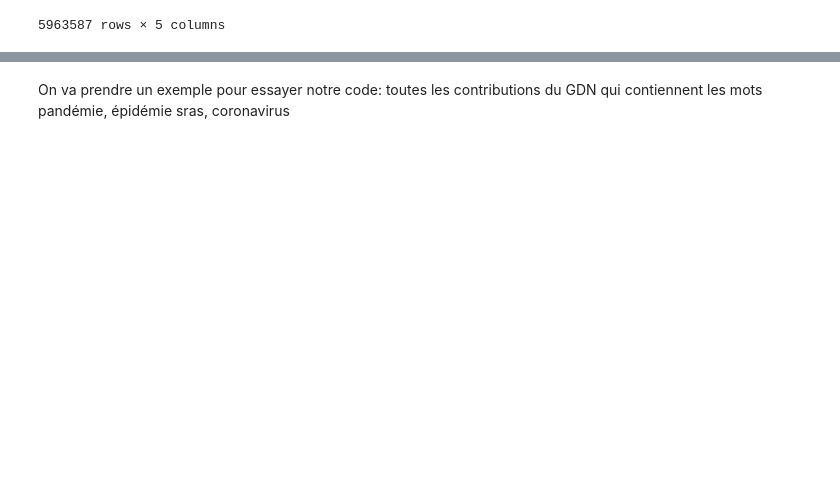
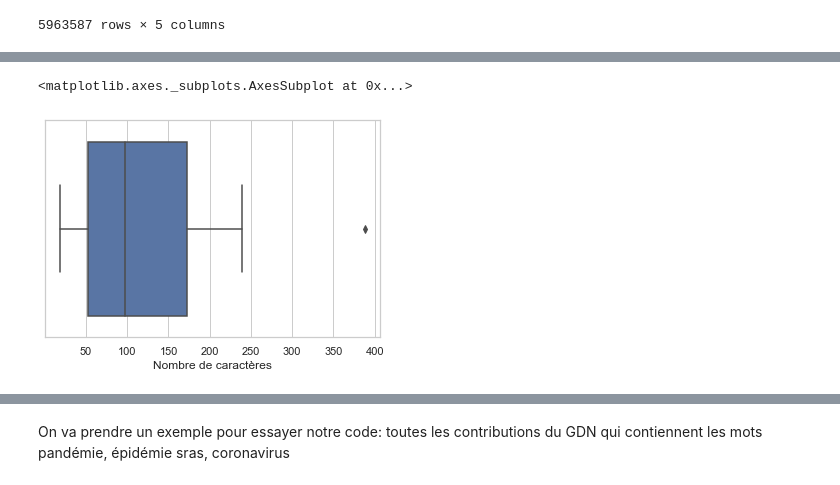
Before and after one commit to CheikSama/M-moire, a Jupyter notebook: nvGDN.ipynb, the cells around one changed output, grey strips where cells are left out. Cells and saved outputs as stored; diff of their text form; code cells hidden in the pictures; blank space fills up the shorter version.

```diff
--- a/nvGDN.ipynb
+++ b/nvGDN.ipynb
@@ -112,3 +115,16 @@ contributions
 | 5963585 | 111952 | Si oui, comment ? | En simplifiant les normes tout en... | 50260 | ORGANISATION DE L'ETAT ET DES SER... |
 | 5963586 | 111952 | Si vous avez été amené à demander... | Des relevés de remboursement papi... | 50260 | ORGANISATION DE L'ETAT ET DES SER... |
 5963587 rows × 5 columns
+# %%
+# Nombre de caractères dans chaque contribution en moyenne
+contributions["taille_str"]=contributions.loc[contributions["Question"] !="title"]["Réponse"].str.len()#On exclu les questions titres
+print(contributions["taille_str"].mean()," caractères en moyennes par contribution")
+
+# La moyenne est sensible aux extrêmes donc on va plutôt afficher des déciles pour voir comment ça se réparti
+
+deciles=pd.DataFrame(contributions["taille_str"].quantile(q=np.arange(0.1,1.0,0.1))) # des quantiles allant de 0.1 à 0.9
+deciles.reset_index(inplace=True)
+deciles.columns=["déciles","Nombre de caractères"]
+
+for index,row in deciles.iterrows():
+    print(row["déciles"]*100," % des contributions contiennent", row["Nombre de caractères"], "caractères ou moins")
@@ -115,3 +142,11 @@ contributions
+# %%
+#deciles.reset_index(inplace=True)
+#deciles.columns=["déciles","nb_caract"]
+sns.set(style="whitegrid")
+sns.boxplot(x=deciles["Nombre de caractères"])
+# %% [output]
+<matplotlib.axes._subplots.AxesSubplot at 0x...>
+[figure, added]
 # %%
 #start_time = time.time()
 
```
Also changed, not shown: parts of 55 cells of this notebook.
